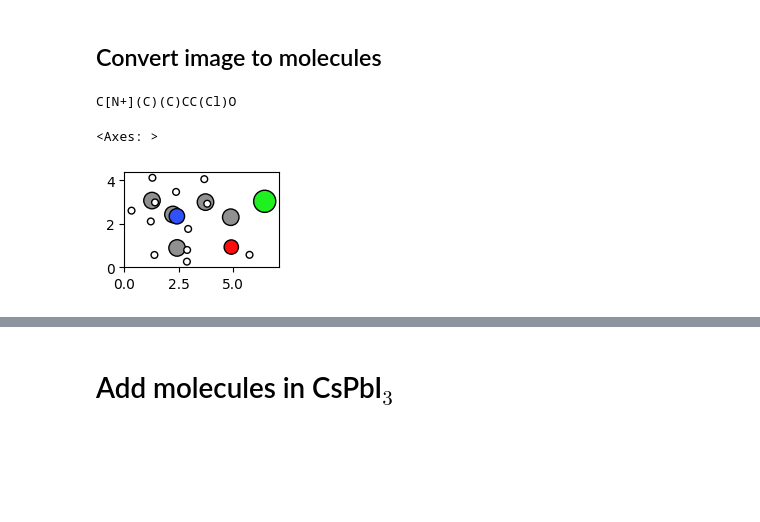
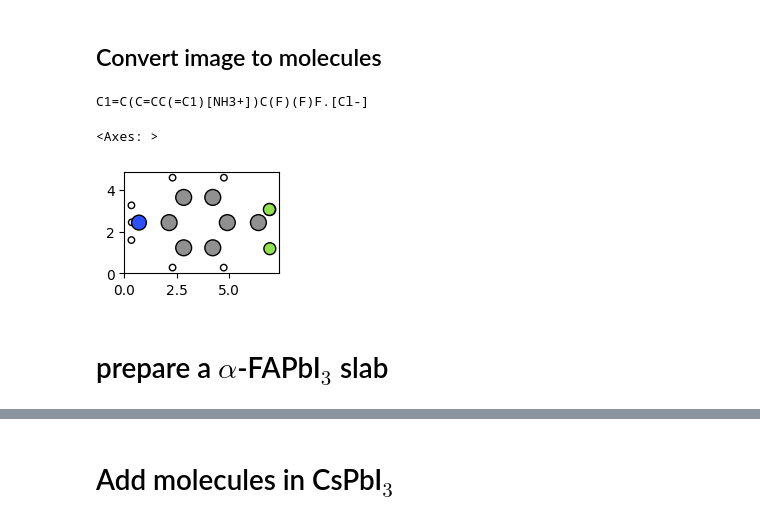
Before and after one commit to ahlawat-paramvir/Passivation-Halide-Perovskites, a Jupyter notebook: molecular_passivation_perovskite.ipynb, the cells around one changed output, grey strips where cells are left out. Saved outputs shown, nothing was run; the diff lists cells and outputs as text; code cells hidden in the pictures; blank space fills up the shorter version.

```diff
--- a/molecular_passivation_perovskite.ipynb
+++ b/molecular_passivation_perovskite.ipynb
@@ -34,23 +34,25 @@ https://www.nature.com/articles/s41570-023-00510-0#Sec7
 # %%
 from DECIMER import predict_SMILES
 from ase.data.pubchem import pubchem_atoms_search, pubchem_atoms_conformer_search
 
-image_path = "/Users/paramvir/Downloads/Figure_5_Hong/Choline_chloride.png"
+image_path = "/Users/paramvir/Downloads/Figure_5_Hong/CF3-PA.png"
 
 SMILES = predict_SMILES(image_path)
 
 split_smiles = SMILES.split(sep='.')
 
 CF3_PA = pubchem_atoms_search(smiles=split_smiles[0])
 
 print(SMILES)
 
 fig, axes = plt.subplots(1, 1, figsize=(2, 2))
 plot_atoms(CF3_PA, axes, radii=0.5, rotation=('0x,0y,0z'))
 # %% [output]
-C[N+](C)(C)CC(Cl)O
+C1=C(C=CC(=C1)[NH3+])C(F)(F)F.[Cl-]
 <Axes: >
-[figure, old version]
+[figure, new version]
+# %% [markdown]
+# prepare a $\alpha$-FAPbI$_3$ slab
 # %%
 unit_cell = io.read('../FAPbI3/3C.vasp')
 unit_cell = unit_cell.repeat((2,2,1))
```
Also changed, not shown: parts of 9 cells of this notebook, 1 other file.
